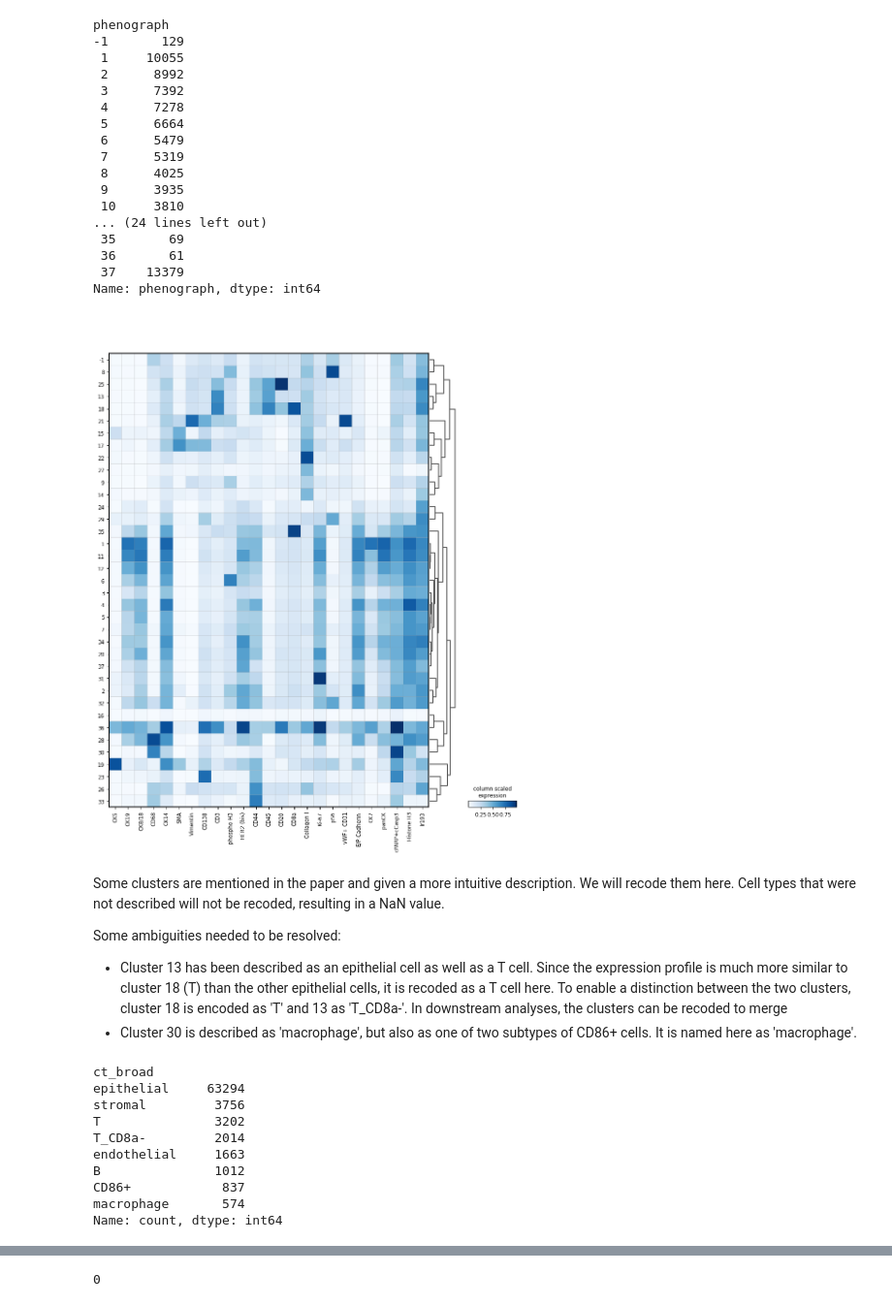
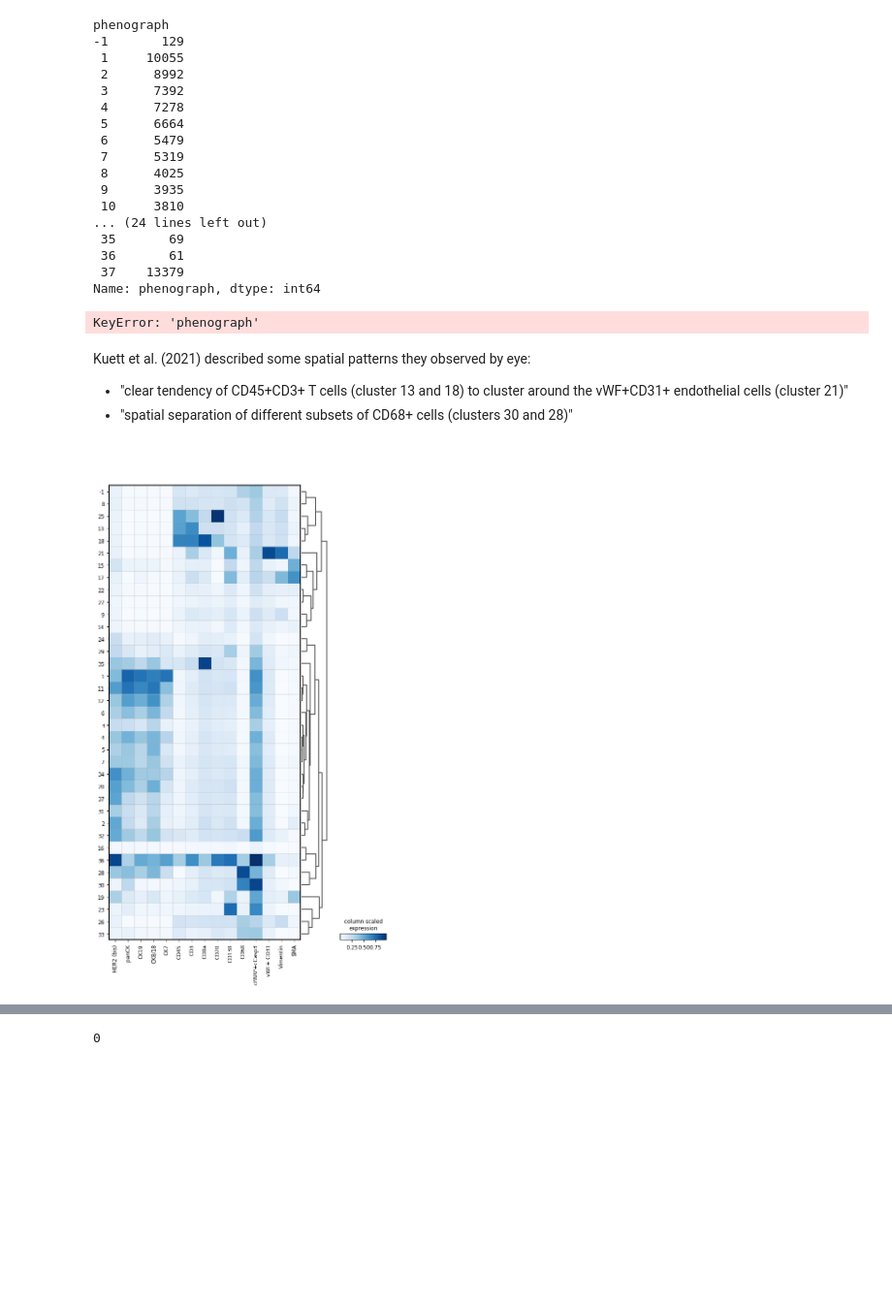
Before and after one commit to gesavoigt/master_thesis, a Jupyter notebook: scripts/data_processing/phenotyping.ipynb, the cells around one changed output, grey strips where cells are left out. Shown: that part at 97% size. Drawn from its saved outputs; the diff is of its cells as text; code cells hidden in the pictures; blank space fills up the shorter version.

Commit message:
Phenotyping with subclustering

```diff
--- a/scripts/data_processing/phenotyping.ipynb
+++ b/scripts/data_processing/phenotyping.ipynb
@@ -51,0 +58,5 @@ AnnData object with n_obs × n_vars = 108486 × 25
+# %%
+## Load data if previously saved
+infile = "../../data/temp/Kuett_2022_phenotyping_before_phenograph.h5ad"
+adata = sc.read(infile)
+adata
@@ -148,43 +165,26 @@ sc.tl.dendrogram(adata_recoded, groupby='phenograph')
 sc.pl.matrixplot(adata_recoded, adata_recoded.var_names, 'phenograph', dendrogram=True, cmap='Blues',
                  colorbar_title='column scaled\nexpression')
 # %% [output]
-[figure, removed]
+KeyError: 'phenograph'
-# %% [markdown]
-Some clusters are mentioned in the paper and given a more intuitive description. We will recode them here. Cell types that were not described will not be recoded, resulting in a NaN value.
-
-Some ambiguities needed to be resolved:
-- Cluster 13 has been described as an epithelial cell as well as a T cell. Since the expression profile is much more similar to cluster 18 (T) than the other epithelial cells, it is recoded as a T cell here. To enable a distinction between the two clusters, cluster 18 is encoded as 'T' and 13 as 'T_CD8a-'. In downstream analyses, the clusters can be recoded to merge
-- Cluster 30 is described as 'macrophage', but also as one of two subtypes of CD86+ cells. It is named here as 'macrophage'.
-# %%
-## Add broad cell type labels
-label2description = {1:'epithelial',
-                    2:'epithelial',
-                    3:'epithelial',
-                    4:'epithelial',
-                    5:'epithelial',
-                    6:'epithelial',
-                    7:'epithelial',
-                    10:'epithelial',
-                    11:'epithelial',
-                    12:'epithelial',
-                    17:'stromal',
-                    22:'stromal',
-                    25:'B',
-                    18:'T_CD8a-',
-                    13:'T',
-                    30:'macrophage',
-                    28: 'CD68+',
-                    21:'endothelial'}
-adata_recoded.obs['ct_broad'] = adata_recoded.obs['phenograph'].map(label2description)
-adata_recoded.obs['ct_broad'].value_counts()
-# %% [output]
-ct_broad
-epithelial     63294
-stromal         3756
-T               3202
-T_CD8a-         2014
-endothelial     1663
-B               1012
-CD86+            837
-macrophage       574
-Name: count, dtype: int64
+# %% [markdown]
+Kuett et al. (2021) described some spatial patterns they observed by eye:
+- "clear tendency of CD45+CD3+ T cells (cluster 13 and 18) to cluster around the vWF+CD31+ endothelial cells (cluster 21)"
+- "spatial separation of different subsets of CD68+ cells (clusters 30 and 28)"
+# %%
+## Plot heatmap using just cell type markers
+ct_markers = ['HER2 (bis)', 'panCK', 'CK19', 'CK8/18', 'CK7', #'CK5',
+              'CD45', 'CD3', 'CD8a', 'CD20', 'CD138', 'CD68',
+              'cPARP+cCasp3', 'vWF+ CD31', 'Vimentin', 'SMA']
+for x in ct_markers:
+    if x not in adata_recoded.var_names:
+        print(x) ## print misspelled markers
+
+adata_recoded.obs['phenograph'] = adata_recoded.obs['phenograph'].astype('category')
+sc.tl.dendrogram(adata_recoded, groupby='phenograph')
+sc.pl.matrixplot(adata=adata_recoded,
+                #var_names = np.concat([ct_markers, adata_recoded.var_names[[ x not in ct_markers for x in adata_recoded.var_names ]].to_numpy()]),
+                var_names=ct_markers,
+                groupby='phenograph',
+                dendrogram=True, cmap='Blues', colorbar_title='column scaled\nexpression')
+# %% [output]
+[figure, added]
```
Also changed, not shown: parts of 17 cells of this notebook.
